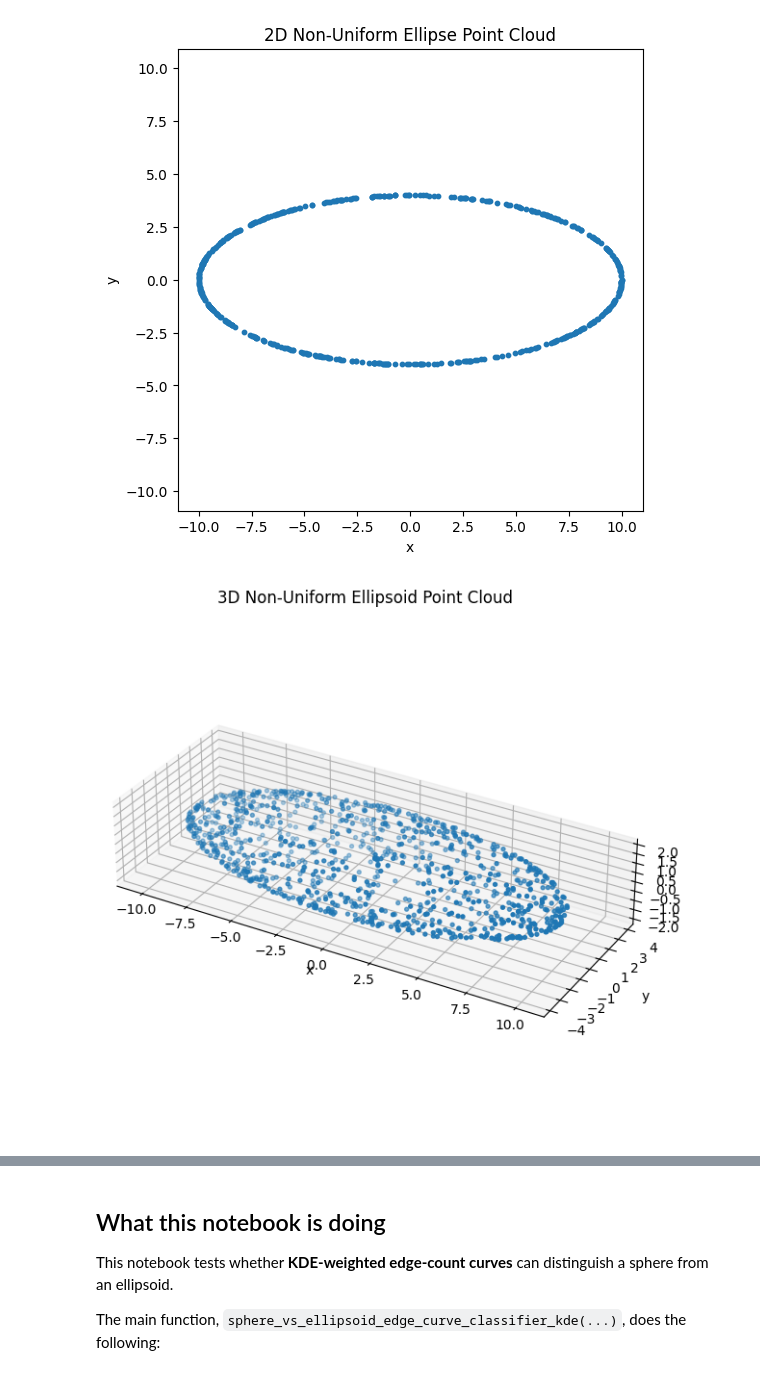
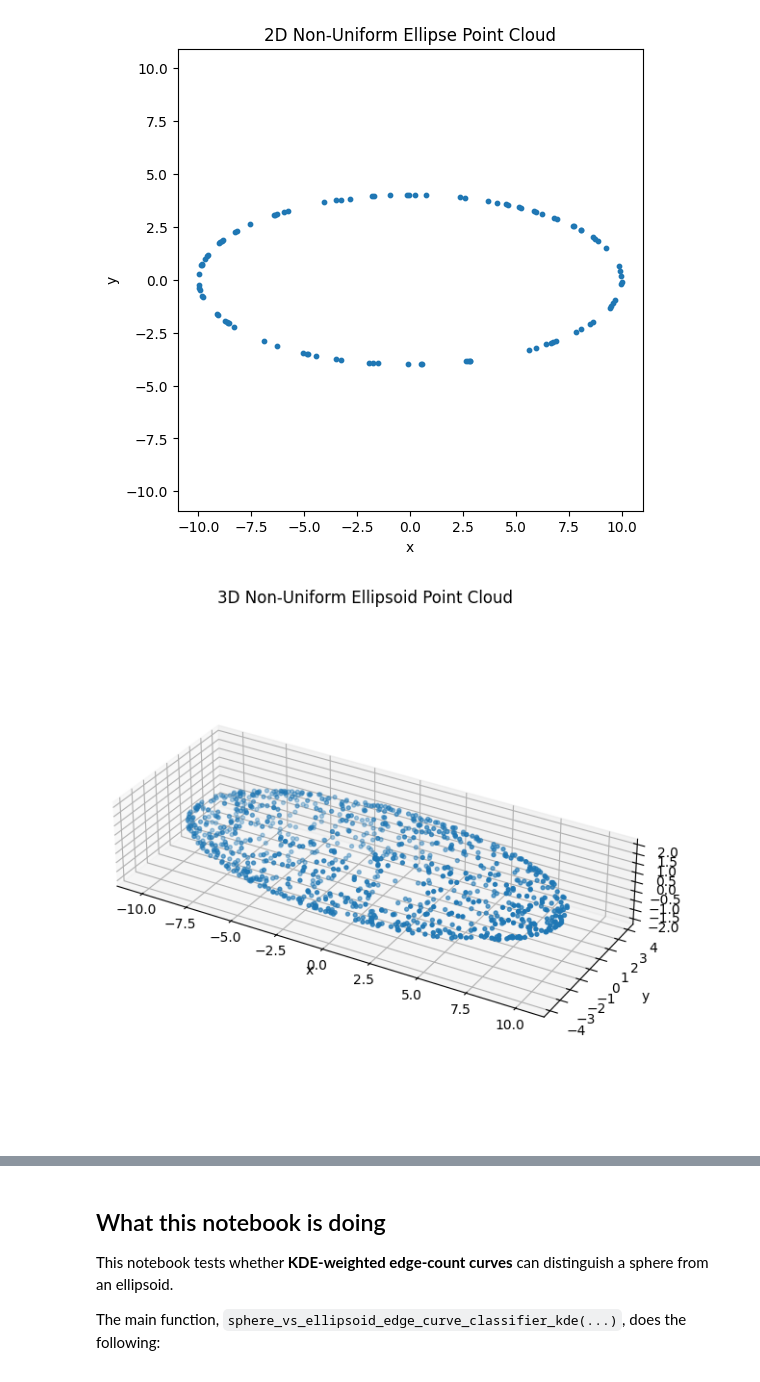
Before and after one commit to JosephMatatyaou/STA199REU, a Jupyter notebook: SQ26/Week6/Sphere_Ellipsoid_KDE_Edge.ipynb, the cells around one changed output, grey strips where cells are left out. Cells and saved outputs as stored; diff of their text form; code cells hidden in the pictures.

```diff
--- a/SQ26/Week6/Sphere_Ellipsoid_KDE_Edge.ipynb
+++ b/SQ26/Week6/Sphere_Ellipsoid_KDE_Edge.ipynb
@@ -68,31 +70,31 @@ def non_unif_hyperellipsoid(n_points, *stretch, r=1.0, center=None, seed=None):
     X = c + (r * u) * a
     return X
 # %%
-X2 = non_unif_hyperellipsoid(500, 10, 4, seed=0)
+X2 = non_unif_hyperellipsoid(100, 10, 4, seed=0)
 
 plt.figure(figsize=(6, 6))
 plt.scatter(X2[:, 0], X2[:, 1], s=10)
 plt.axis("equal")
 plt.title("2D Non-Uniform Ellipse Point Cloud")
 plt.xlabel("x")
 plt.ylabel("y")
 plt.show()
 
 
 # 3D example
 X3 = non_unif_hyperellipsoid(1000, 10, 4, 2, seed=0)
 
 fig = plt.figure(figsize=(7, 7))
 ax = fig.add_subplot(111, projection="3d")
 ax.scatter(X3[:, 0], X3[:, 1], X3[:, 2], s=8)
 ax.set_title("3D Non-Uniform Ellipsoid Point Cloud")
 ax.set_aspect("equal")
 ax.set_xlabel("x")
 ax.set_ylabel("y")
 ax.set_zlabel("z")
 plt.show()
 # %% [output]
-[figure, old version]
+[figure, new version]
 [figure]
 # %%
 def sphere_vs_ellipsoid_edge_curve_classifier_kde(
```
Also changed, not shown: parts of 4 cells of this notebook, 4 other files.
